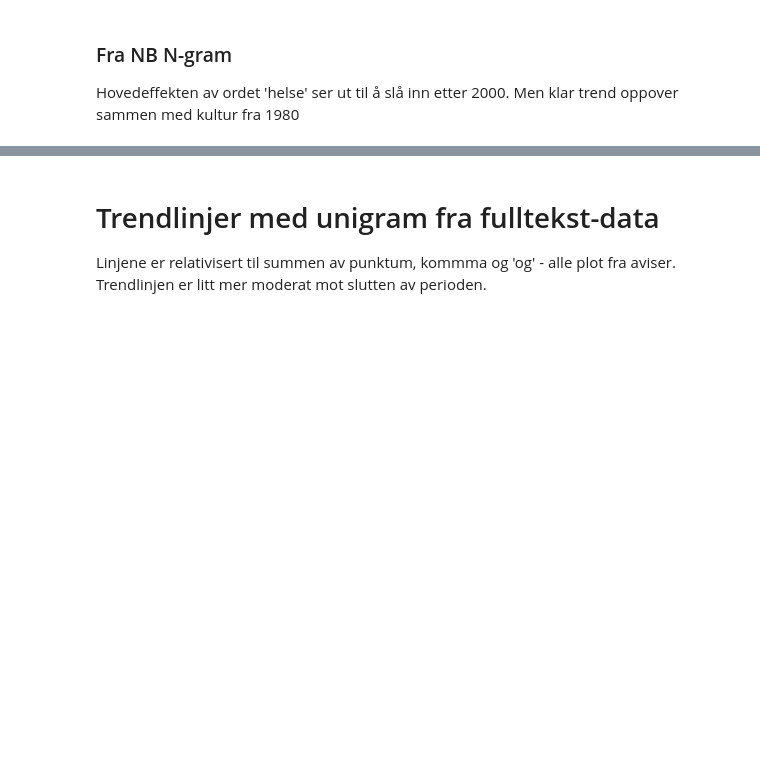
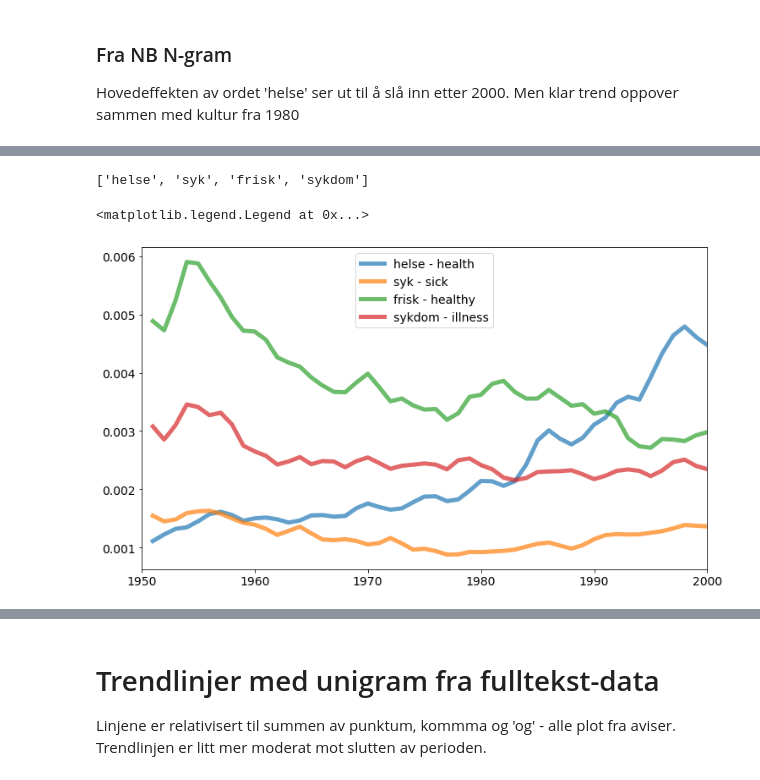
Before and after one commit to Yoonsen/HeCore, a Jupyter notebook: Illustrations-helse-kultut-politikk-samfunn.ipynb, the cells around one changed output, grey strips where cells are left out. Drawn from its saved outputs; the diff is of its cells as text; code cells hidden in the pictures; blank space fills up the shorter version.

```diff
--- a/Illustrations-helse-kultut-politikk-samfunn.ipynb
+++ b/Illustrations-helse-kultut-politikk-samfunn.ipynb
@@ -25,6 +23,14 @@ ngram = lambda x, smooth=2, media='avis', period=(1950,2000): nb.nb_ngram(x, cor
+# %%
+dfngram = lambda x, smooth=2, media='avis', period=(1950,2000): nb.nb_ngram(x, corpus = media,smooth=smooth, years= period)
+nplot = lambda df,axis, alpha=0.7: df.plot(ax = axis, lw=5, figsize=(12,7), alpha=alpha);
 # %% [markdown]
 # helse, kultur, politikk, samfunn
 # %% [markdown]
 ### Fra NB N-gram
 
 Hovedeffekten av ordet 'helse' ser ut til å slå inn etter 2000. Men klar trend oppover sammen med kultur fra 1980
+# %%
+words = "helse, frisk, syk, sykdom, kultur, politikk, samfunn".split(', ')
+trans = "health, healthy, sick, illness, culture, politics, society".split(', ')
+# %%
+transwords = dict(list(zip(words, trans)))
@@ -30,0 +47,12 @@ Hovedeffekten av ordet 'helse' ser ut til å slå inn etter 2000. Men klar trend
+# %%
+fig, ax = plt.subplots()
+df = dfngram('helse, syk, frisk, sykdom')
+nplot(df, ax)
+L = ax.legend()
+words = [x.get_text() for x in list(L.get_texts())]
+print(words)
+ax.legend([word + ' - ' + transwords[word] for word in words])
+# %% [output]
+['helse', 'syk', 'frisk', 'sykdom']
+<matplotlib.legend.Legend at 0x...>
+[figure, added]
```
Also changed, not shown: parts of 8 cells of this notebook, 4 other files.
